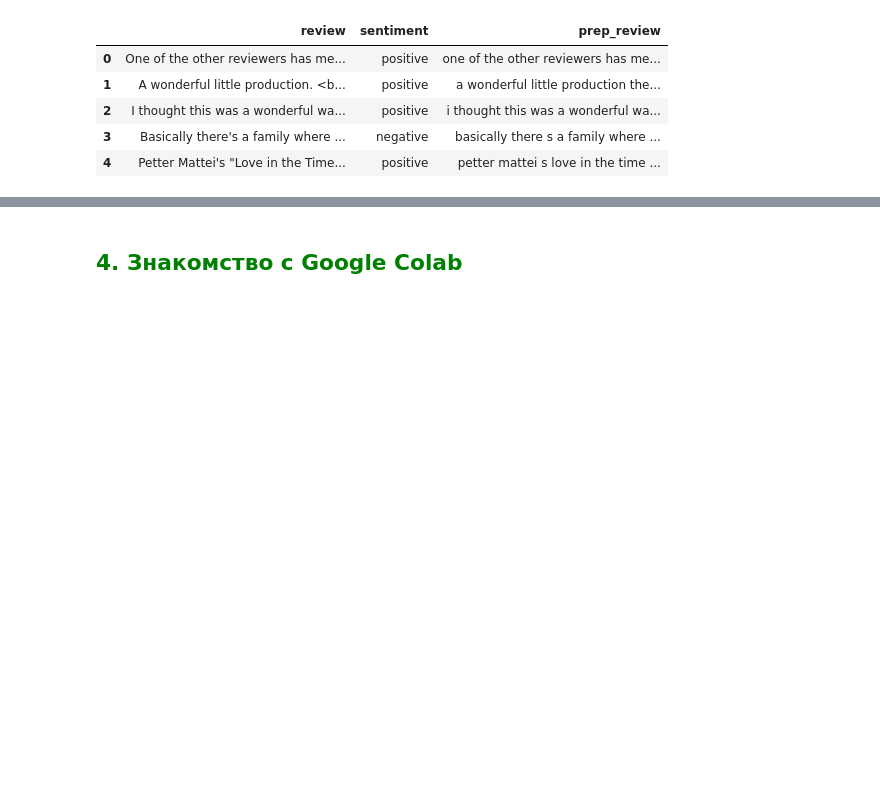
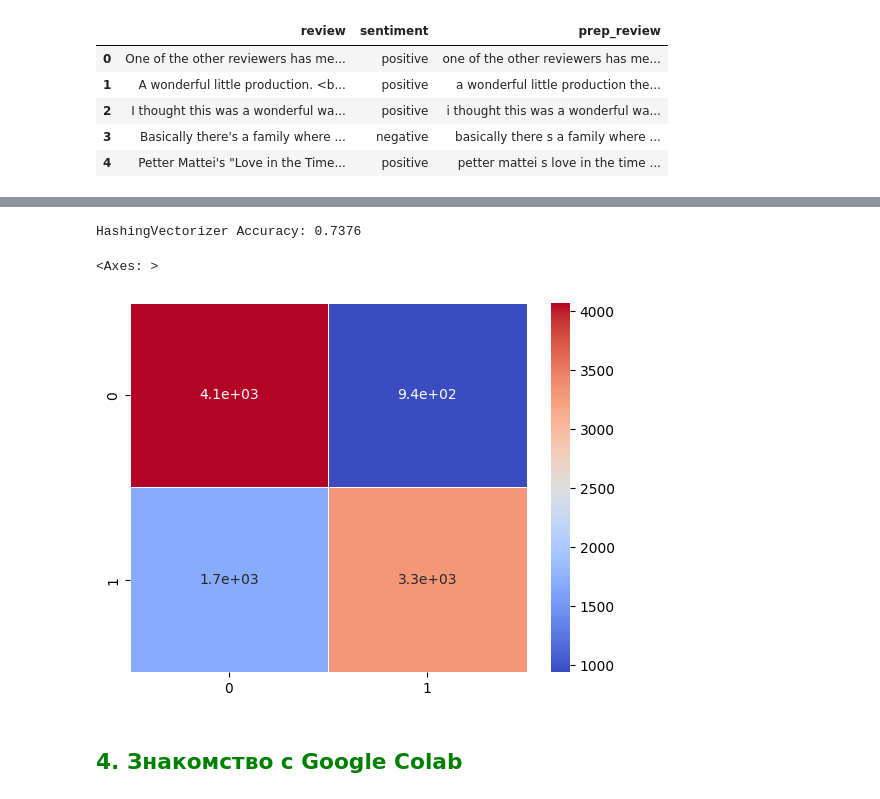
Before and after one commit to Dragoh54/MachineLearning-Labs, a Jupyter notebook: lab7/2024_ML_LR7_MACS (2).ipynb, the cells around one changed output, grey strips where cells are left out. Drawn from its saved outputs; the diff is of its cells as text; code cells hidden in the pictures; blank space fills up the shorter version.

```diff
--- a/lab7/2024_ML_LR7_MACS (2).ipynb
+++ b/lab7/2024_ML_LR7_MACS (2).ipynb
@@ -482,3 +527,22 @@ KeyboardInterrupt:
+# %%
+# HashingVectorizer
+hashing_vectorizer = HashingVectorizer(n_features=1000, stop_words='english')
+X_text = data['prep_review']
+Y = data['sentiment'].map({'positive': 1, 'negative': 0})
+
+X_hash = hashing_vectorizer.fit_transform(X_text)
+X_train, X_test, y_train, y_test = train_test_split(X_hash, Y, test_size=0.2, random_state=RANDOM_STATE)
+
+knn.fit(X_train, y_train)
+y_pred = knn.predict(X_test)
+print("HashingVectorizer Accuracy:", accuracy_score(y_test, y_pred))
+
+confusion = confusion_matrix(y_test, y_pred)
+sns.heatmap(confusion, annot=True, cmap='coolwarm', linewidths=0.5)
+# %% [output]
+HashingVectorizer Accuracy: 0.7376
+<Axes: >
+[figure, added]
 # %% [markdown]
 ## <font color = 'green'> 4. Знакомство с Google Colab  </font>
 # %% [markdown]
```
Also changed, not shown: parts of 6 cells of this notebook.
